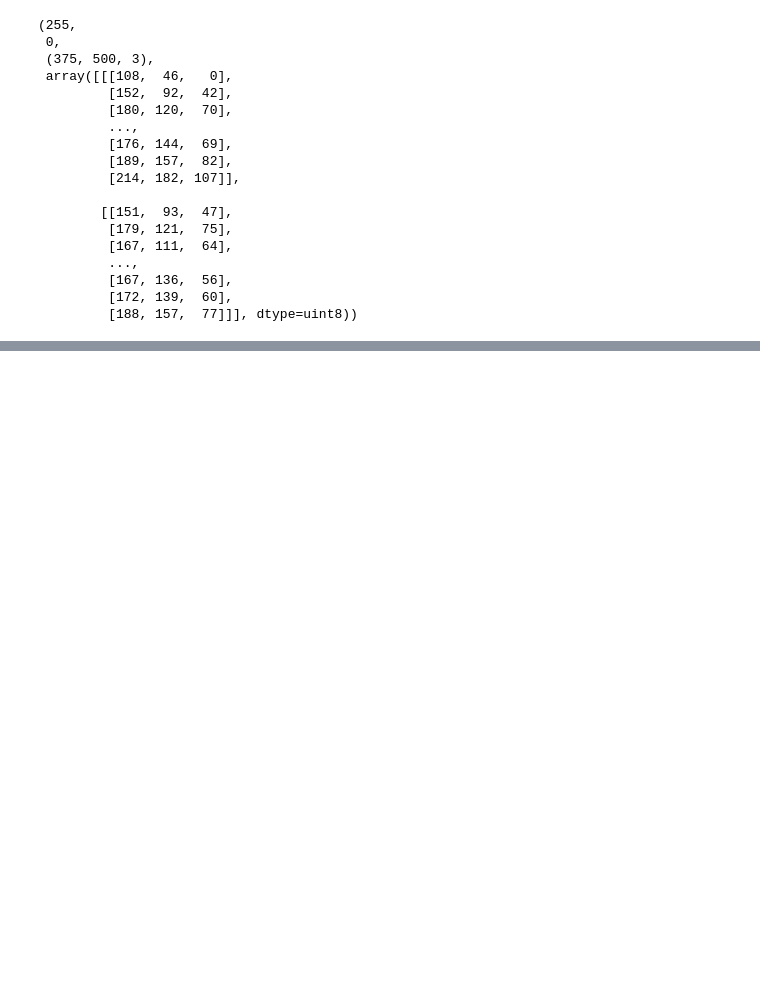
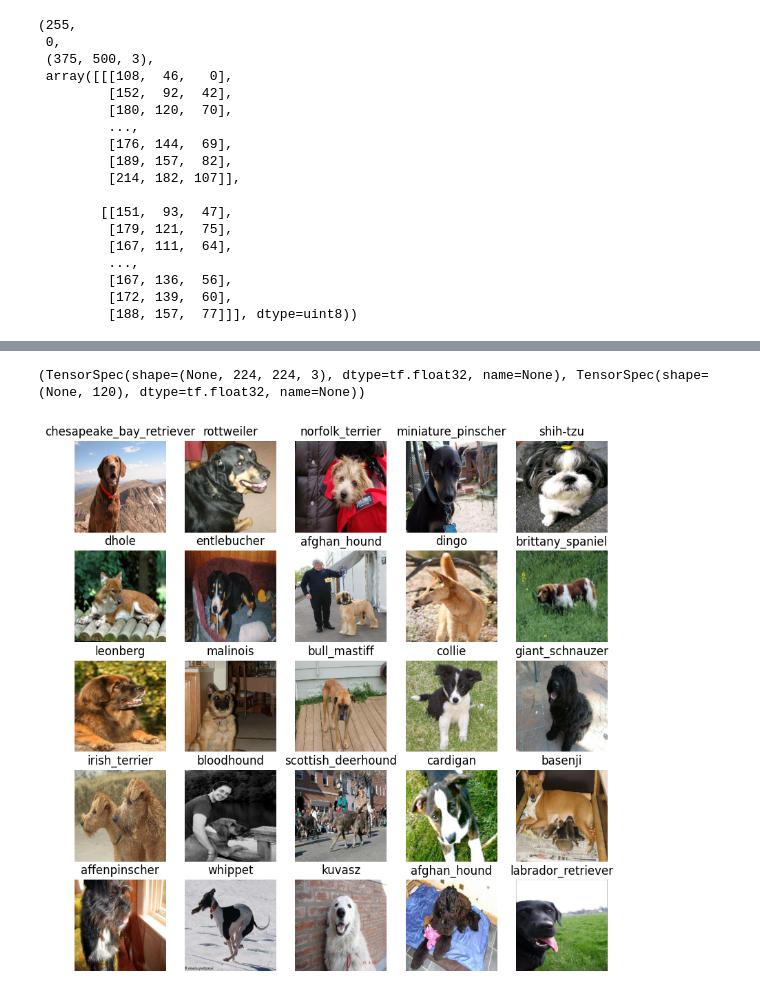
Before and after one commit to LukeOpany/dog_vision-, a Jupyter notebook: dog_vision.ipynb, the cells around one changed output, grey strips where cells are left out. Cells and saved outputs as stored; diff of their text form; code cells hidden in the pictures; blank space fills up the shorter version.

Commit message:
add function to create batches

```diff
--- a/dog_vision.ipynb
+++ b/dog_vision.ipynb
@@ -324,0 +364,38 @@ def get_image_label(image_path, label):
+# %%
+train_data = create_data_batches(x_train, y_train)
+val_data = create_data_batches(x_val, y_val, valid_data=True)
+
+print(train_data.element_spec)
+# %% [output]
+(TensorSpec(shape=(None, 224, 224, 3), dtype=tf.float32, name=None), TensorSpec(shape=(None, 120), dtype=tf.float32, name=None))
+# %%
+import matplotlib.pyplot as plt
+import numpy as np
+
+# 1. Define the function for viewing images
+def show_25_images(images, labels, unique_breeds):
+    """
+    Displays a plot of 25 images and their labels from a data batch.
+    """
+    # Setup the figure size (10 inches by 10 inches)
+    plt.figure(figsize=(10, 10))
+
+    # Loop through 25 (for displaying 25 images)
+    for i in range(25):
+        # Create subplots (5 rows, 5 columns)
+        # The i+1 is because matplotlib subplots are 1-indexed
+        ax = plt.subplot(5, 5, i + 1)
+
+        # Display an image
+        plt.imshow(images[i])
+
+        # Add the image label as the title
+        # labels[i].argmax() finds the index of the highest value (the "1" in one-hot encoding)
+        plt.title(unique_breeds[labels[i].argmax()])
+
+        # Turn the grid lines and axes off for a clean look
+        plt.axis("off")
+# %%
+show_25_images(*train_data.as_numpy_iterator().next(), unique_breeds=unique_breeds)
+# %% [output]
+[figure, added]
```
Also changed, not shown: parts of 6 cells of this notebook.
